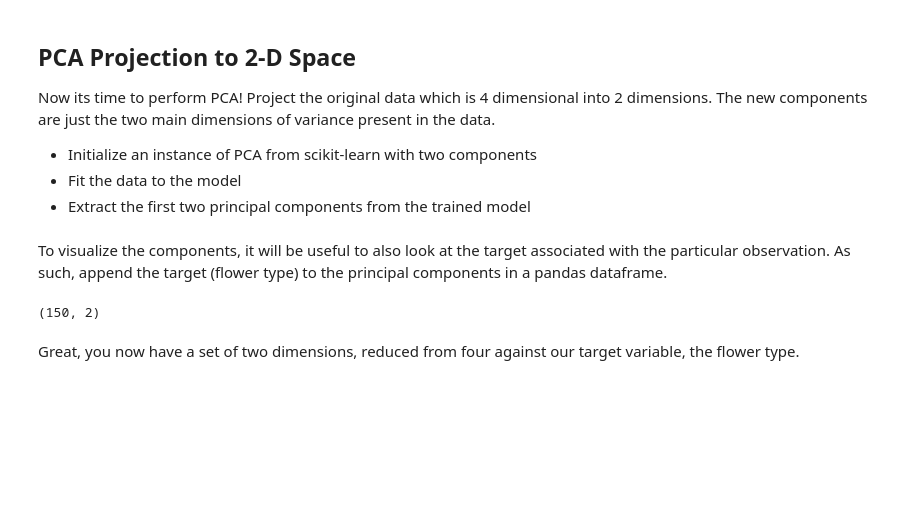
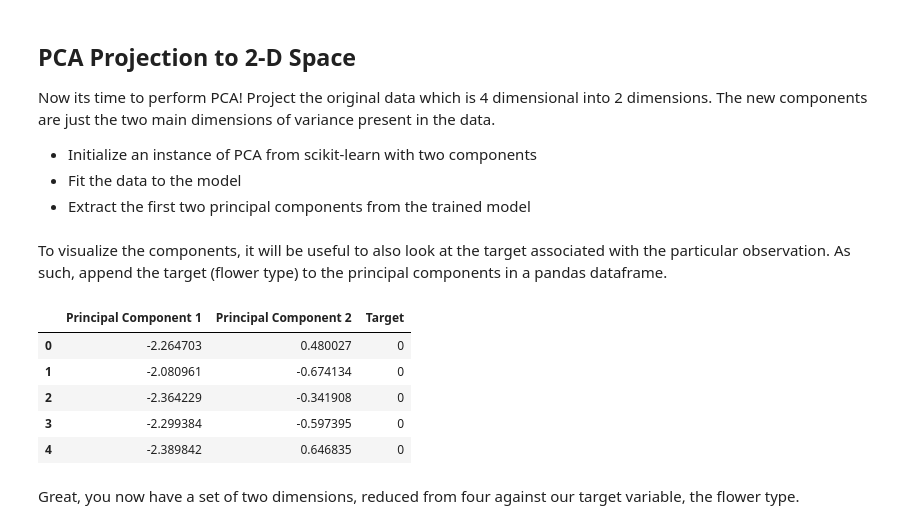
Before and after one commit to Philipmwasi/PCA, a Jupyter notebook: dsc-pca-in-scikitlearn-lab-master/index.ipynb, the cells around one changed output. Saved outputs shown, nothing was run; the diff lists cells and outputs as text; code cells hidden in the pictures; blank space fills up the shorter version.

```diff
--- a/dsc-pca-in-scikitlearn-lab-master/index.ipynb
+++ b/dsc-pca-in-scikitlearn-lab-master/index.ipynb
@@ -86,11 +86,21 @@ principalComponents = pca.fit_transform(X)
 # %% [markdown]
 To visualize the components, it will be useful to also look at the target associated with the particular observation.
 As such, append the target (flower type) to the principal components in a pandas dataframe.
-# %%
-# Create a new dataset from principal components
-principalComponents.shape
-# %% [output]
-(150, 2)
+# %%
+# Create a new dataset from principal components
+pca_df = pd.DataFrame(data=principalComponents, columns=['Principal Component 1', 'Principal Component 2'])
+
+# append the Target column to the new dataset
+pca_df['Target'] = df['Target']
+
+pca_df.head()
+# %% [output]
+|  | Principal Component 1 | Principal Component 2 | Target |
+| 0 | -2.264703 | 0.480027 | 0 |
+| 1 | -2.080961 | -0.674134 | 0 |
+| 2 | -2.364229 | -0.341908 | 0 |
+| 3 | -2.299384 | -0.597395 | 0 |
+| 4 | -2.389842 | 0.646835 | 0 |
 # %% [markdown]
 Great, you now have a set of two dimensions, reduced from four against our target variable, the flower type.
 # %% [markdown]
```
Also changed, not shown: parts of 5 cells of this notebook.
